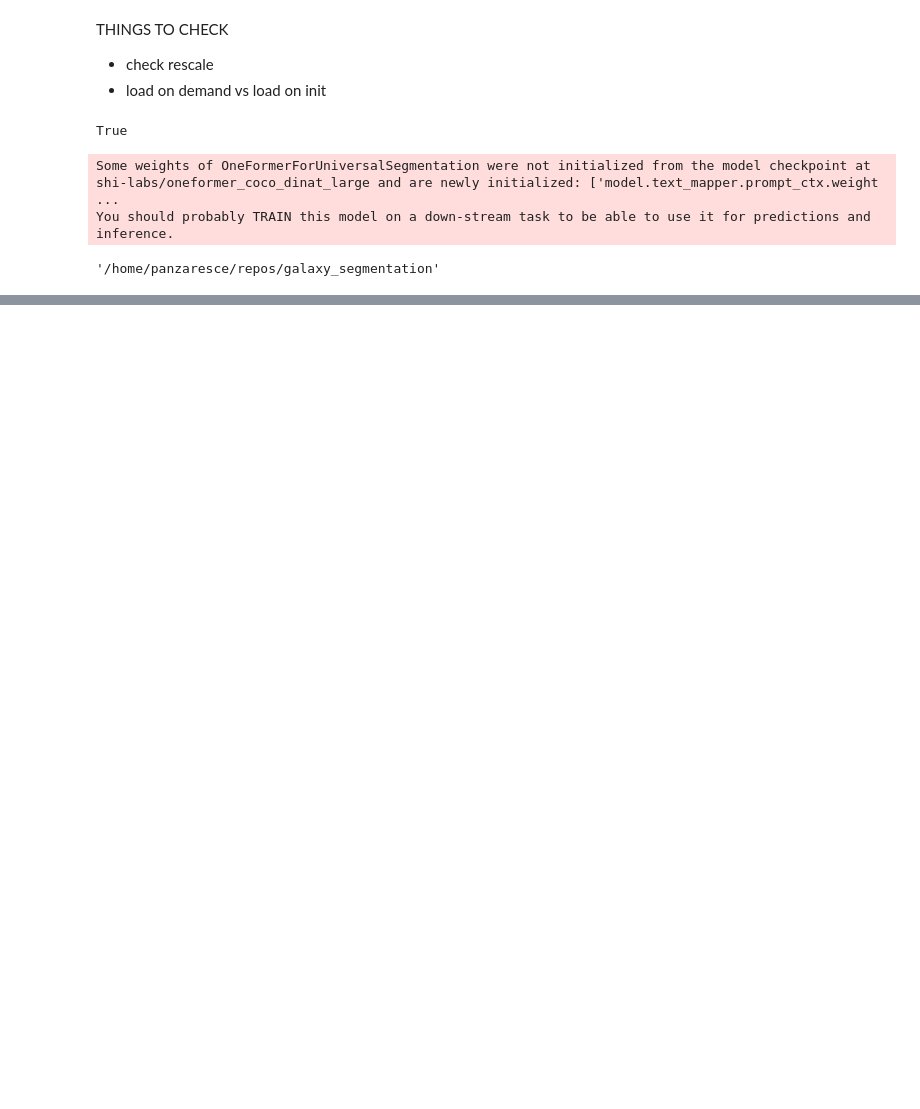
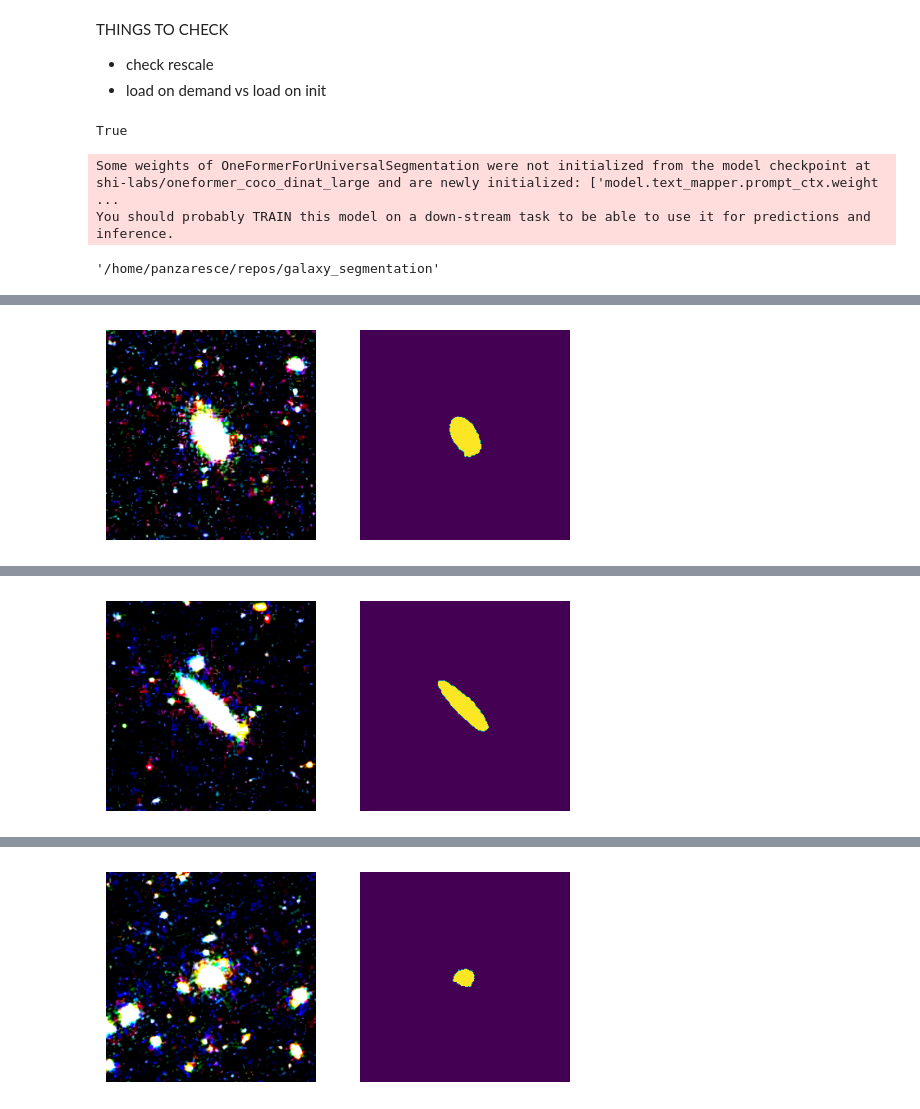
Before and after one commit to PanzaResce/galaxy_segmentation, a Jupyter notebook: notebooks/train_segmentation.ipynb, the cells around one changed output, grey strips where cells are left out. Drawn from its saved outputs; the diff is of its cells as text; code cells hidden in the pictures; blank space fills up the shorter version.

```diff
--- a/notebooks/train_segmentation.ipynb
+++ b/notebooks/train_segmentation.ipynb
@@ -69,0 +69,3 @@ display_n_samples(dataset_test, 3)
+# %%
+display_n_samples(dataset_train, 3, False)
+# %% [output]
@@ -69,0 +73 @@ display_n_samples(dataset_test, 3)
+[figure, added]
@@ -69,0 +75 @@ display_n_samples(dataset_test, 3)
+[figure, added]
@@ -70 +77,2 @@ display_n_samples(dataset_test, 3)
+[figure, added]
 # %%
```
Also changed, not shown: parts of 5 cells of this notebook, 2 other files.
